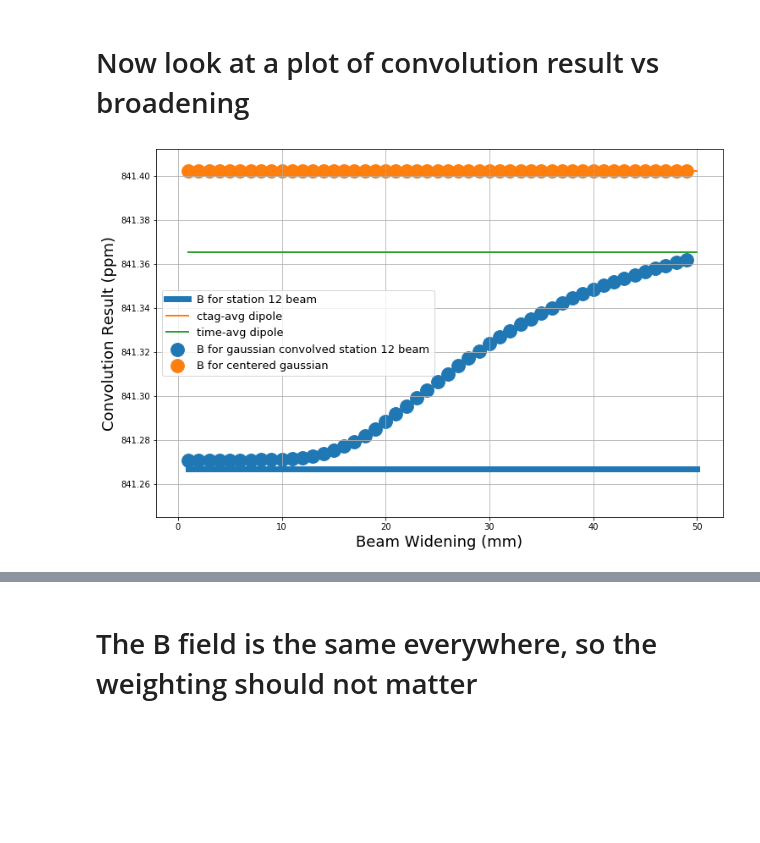
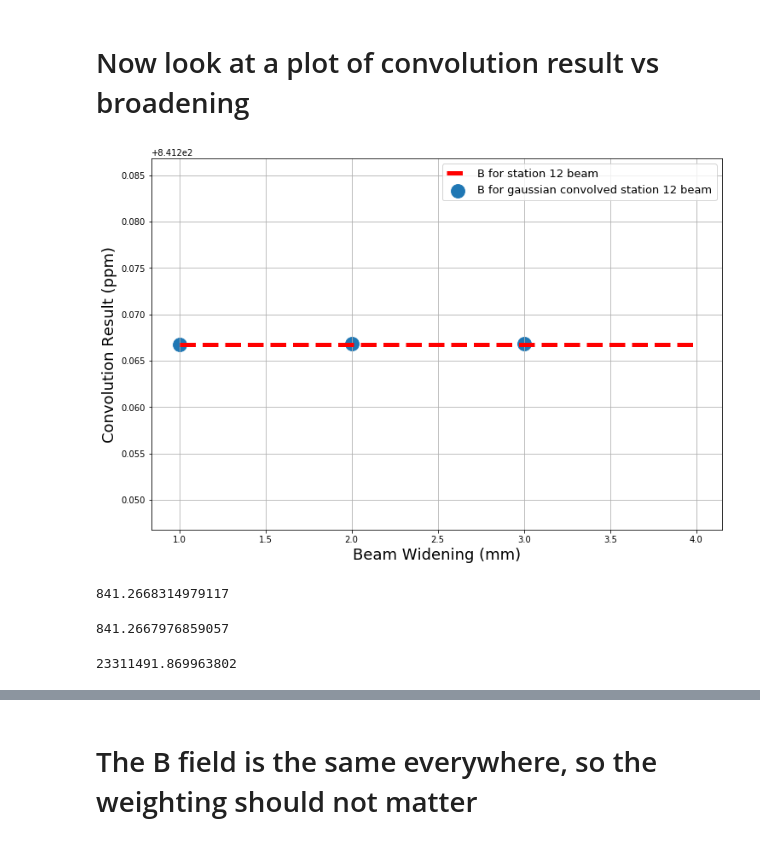
Before and after one commit to jasonbono/MuonConvolution, a Jupyter notebook: analysis/systematics/beam_motion.ipynb, the cells around one changed output, grey strips where cells are left out. Saved outputs shown, nothing was run; the diff lists cells and outputs as text; code cells hidden in the pictures; blank space fills up the shorter version.

```diff
--- a/analysis/systematics/beam_motion.ipynb
+++ b/analysis/systematics/beam_motion.ipynb
@@ -191,10 +191,10 @@ plot_beam(df_narrow,var='narrow')
 mask = df_tracker['Station'] == 'station12'
 df_conv = df_tracker[mask].copy()
 
-c = convolve_df(df_conv,59,3)
+c = convolve_df(df_conv,60,3)
 df_conv['conv'] = c
 # %%
-spacing = 1.2
+spacing = 2.001
 
 fig = plt.figure(figsize=(12,8))
 B_arr = np.empty(0)
@@ -263,7 +263,7 @@ for yshift in y_range:
     df = shift_beam(df_tracker,xshift,yshift)
     B = (df['counts']*df_field_grid['B']).sum()/(df['counts'].sum())
     B_arr = np.append(B_arr,B)
-plt.scatter(y_range, B_arr, alpha=0.9,marker="^",s=200,
+plt.scatter(y_range, B_arr, alpha=0.9,marker="^",s=250,
             label="nominal station 12 beam")
 
 
@@ -289,7 +289,7 @@ for yshift in y_range:
     df = shift_beam(df_conv,xshift,yshift)
     B = (df['counts']*df_field_grid['B']).sum()/(df['counts'].sum())
     B_arr = np.append(B_arr,B)
-plt.scatter(y_range, B_arr, alpha=0.5,marker="^",s=250,
+plt.scatter(y_range, B_arr, alpha=0.3,marker="^",s=450,
             label="3mm widened beam")
 
 
@@ -306,60 +306,78 @@ plt.show()
 # %% [markdown]
 # Now look at a plot of convolution result vs broadening
 # %%
-df_conv.reset_index(inplace=True)
 fig = plt.figure(figsize=(12,8))
 mask = df_tracker['Station'] == 'station12'
 df_conv = df_tracker[mask].copy()
 
 spacing = 1
-high = 50
+high = 4
 
 B_arr = np.empty(0)
 sigmas = np.arange(spacing,high,spacing)
 for sigma in sigmas:
-    c = convolve_df(df_conv,59,sigma)
-    df_conv['conv'] = c.astype(int)
+    c = convolve_df(df_conv,60,sigma)
+    df_conv['conv'] = c
+    df_conv['conv'] = df_conv['conv']
     B = (df_conv['conv']*df_field_grid['B']).sum()/(df_conv['conv'].sum())
     B_arr = np.append(B_arr,B)
 plt.scatter(sigmas, B_arr,marker="o",
             s=250,label='B for gaussian convolved station 12 beam')
+
+
+#B for the regular beam
+B = (df_conv['counts']*df_field_grid['B']).sum()/(df_conv['counts'].sum())
+plt.plot([spacing, high], [B, B],
+         linestyle='--', linewidth=5, color='red',label='B for station 12 beam')
+
+
+'''
+
 
 
 #do the same with a centered gaussian beam
 B_arr = np.empty(0)
 sigmas = np.arange(spacing,high,spacing)
 for sigma in sigmas:
     g = gaussian_kernel(59,sigma)
     g = np.reshape(g, (60*60),-1)
     df_conv['gaus'] = g
     B = (df_conv['gaus']*df_field_grid['B']).sum()/(df_conv['gaus'].sum())
     B_arr = np.append(B_arr,B)
 plt.scatter(sigmas, B_arr,marker="o",
             s=250, label='B for centered gaussian')
 
 
 
-#B for the regular beam
-B = (df_conv['counts']*df_field_grid['B']).sum()/(df_conv['counts'].sum())
-plt.plot([spacing, high], [B, B],
-         linestyle='-', linewidth=7,label='B for station 12 beam')
 
 #Just the ctag weighted dipole
 D = (df_total["D"]*df_total["ctags_per_second"]).sum()/df_total["ctags_per_second"].sum()
 plt.plot([spacing, high], [D, D],
-         linestyle='-', linewidth=2,label='ctag-avg dipole')
-
+         linestyle='--', linewidth=5, color='green',label='ctag-avg dipole')
+'''
 
 #Just the time-weighted dipole
-D = df_total["D"].mean()
-plt.plot([spacing, high], [D, D],
-         linestyle='-', linewidth=2,label='time-avg dipole')
+# D = df_total["D"].mean()
+# plt.plot([spacing, high], [D, D],
+#          linestyle='-', linewidth=2,label='time-avg dipole')
 
 
 plt.xlabel("Beam Widening (mm)",fontsize=18)
 plt.ylabel("Convolution Result (ppm)",fontsize=18)
 plt.grid()
 plt.legend(prop={'size': 13})
 plt.show()
 # %% [output]
-[figure, old version]
+[figure, new version]
+# %%
+(df_conv['conv']*df_field_grid['B']).sum()/df_conv['conv'].sum()
+# %% [output]
+841.2668314979117
+# %%
+(df_conv['counts']*df_field_grid['B']).sum()/df_conv['counts'].sum()
+# %% [output]
+841.2667976859057
+# %%
+df_conv['counts'].var()
+# %% [output]
+23311491.869963802
```
Also changed, not shown: parts of 15 cells of this notebook, 1 other file.
